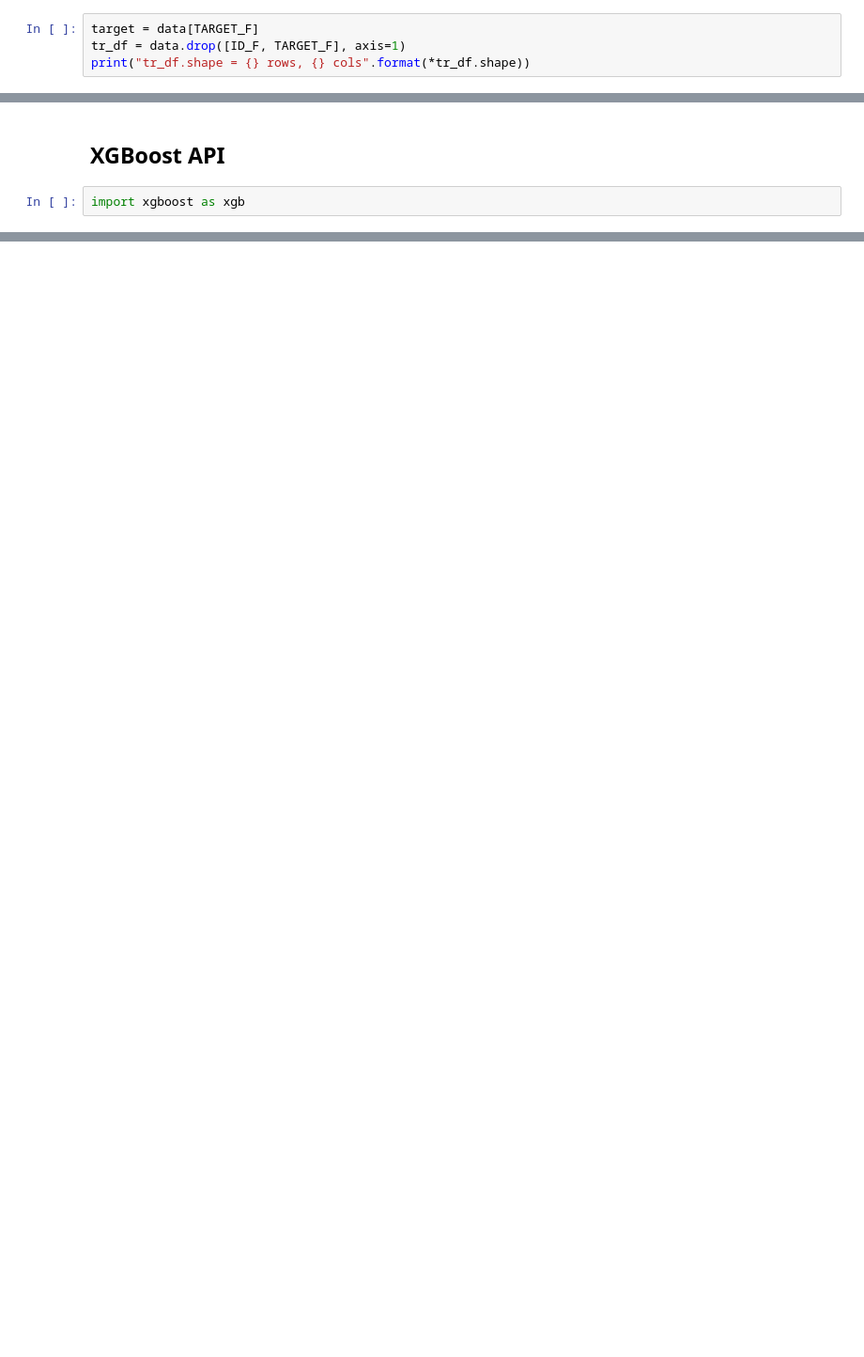
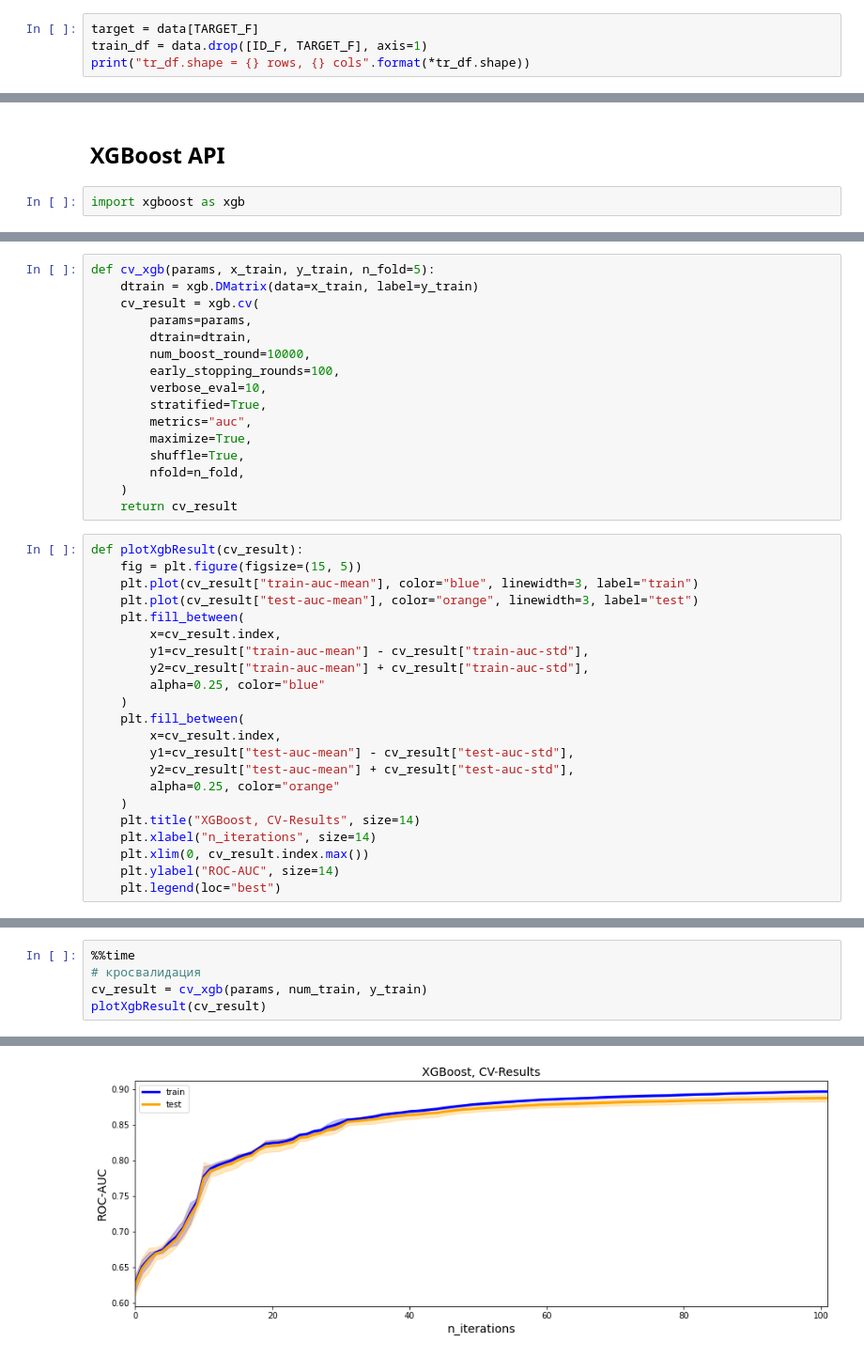
Before and after one commit to VokiVon-P/GB_Kaggle, a Jupyter notebook: notebooks/02_Boosting_Algos.ipynb, the cells around one changed output, grey strips where cells are left out. Shown: that part at 94% size. Saved outputs shown, nothing was run; the diff lists cells and outputs as text; blank space fills up the shorter version.

```diff
--- a/notebooks/02_Boosting_Algos.ipynb
+++ b/notebooks/02_Boosting_Algos.ipynb
@@ -67,6 +91,6 @@ Index(['ProductCD', 'card4', 'card6', 'P_emaildomain', 'R_emaildomain', 'M1',
 # %%
 target = data[TARGET_F]
-tr_df = data.drop([ID_F, TARGET_F], axis=1)
+train_df = data.drop([ID_F, TARGET_F], axis=1)
 print("tr_df.shape = {} rows, {} cols".format(*tr_df.shape))
 # %% [output]
 tr_df.shape = 180000 rows, 392 cols
@@ -466,0 +196,38 @@ Wall time: 19.6 s
+# %%
+def cv_xgb(params, x_train, y_train, n_fold=5):
+    dtrain = xgb.DMatrix(data=x_train, label=y_train)
+    cv_result = xgb.cv(
+        params=params,
+        dtrain=dtrain,
+        num_boost_round=10000,
+        early_stopping_rounds=100,
+        verbose_eval=10,
+        stratified=True,
+        metrics="auc",
+        maximize=True,
+        shuffle=True,
+        nfold=n_fold,
+    )
+    return cv_result
+# %%
+def plotXgbResult(cv_result):
+    fig = plt.figure(figsize=(15, 5))
+    plt.plot(cv_result["train-auc-mean"], color="blue", linewidth=3, label="train")
+    plt.plot(cv_result["test-auc-mean"], color="orange", linewidth=3, label="test")
+    plt.fill_between(
+        x=cv_result.index,
+        y1=cv_result["train-auc-mean"] - cv_result["train-auc-std"],
+        y2=cv_result["train-auc-mean"] + cv_result["train-auc-std"],
+        alpha=0.25, color="blue"
+    )
+    plt.fill_between(
+        x=cv_result.index,
+        y1=cv_result["test-auc-mean"] - cv_result["test-auc-std"],
+        y2=cv_result["test-auc-mean"] + cv_result["test-auc-std"],
+        alpha=0.25, color="orange"
+    )
+    plt.title("XGBoost, CV-Results", size=14)
+    plt.xlabel("n_iterations", size=14)
+    plt.xlim(0, cv_result.index.max())
+    plt.ylabel("ROC-AUC", size=14)
+    plt.legend(loc="best")
@@ -466,0 +272,6 @@ Wall time: 19.6 s
+# %%
+%%time
+# кросвалидация
+cv_result = cv_xgb(params, num_train, y_train)
+plotXgbResult(cv_result)
+# %% [output]
@@ -466,0 +295 @@ Wall time: 19.6 s
+[figure, added]
```
Also changed, not shown: parts of 57 cells of this notebook.
